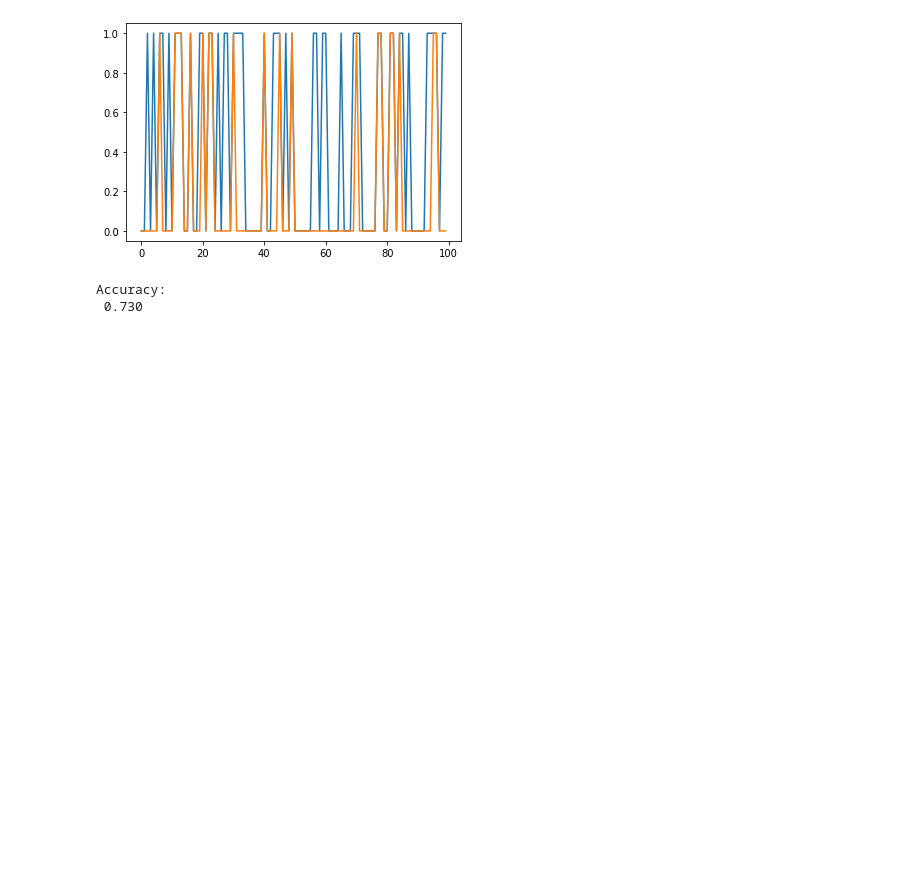
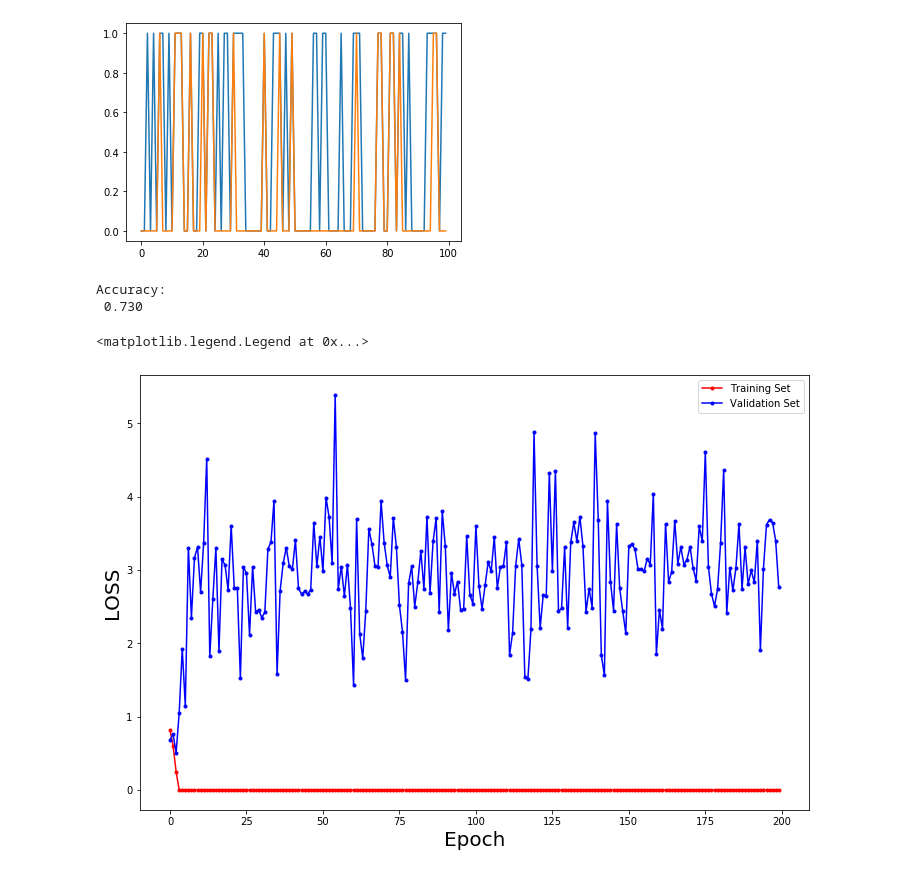
Before and after one commit to Feternal42/Zerotest, a Jupyter notebook: Untitled0.ipynb, the cells around one changed output. Cells and saved outputs as stored; diff of their text form; code cells hidden in the pictures; blank space fills up the shorter version.

```diff
--- a/Untitled0.ipynb
+++ b/Untitled0.ipynb
@@ -203,3 +203,14 @@ print("Accuracy: \n {:.3f}".format(accuracy_score(y_valid, yt_pred)))
 [figure]
 Accuracy:
  0.730
+# %%
+# plot the losses of training and validation sets across the epochs
+pl.figure(figsize=(12,8))
+pl.plot(TRN_LOSSES, 'r.-', label="Training Set")
+pl.plot(VLD_LOSSES, 'b.-', label='Validation Set')
+pl.xlabel("Epoch", fontsize=20)
+pl.ylabel("LOSS", fontsize=20)
+pl.legend()
+# %% [output]
+<matplotlib.legend.Legend at 0x...>
+[figure, added]
```
